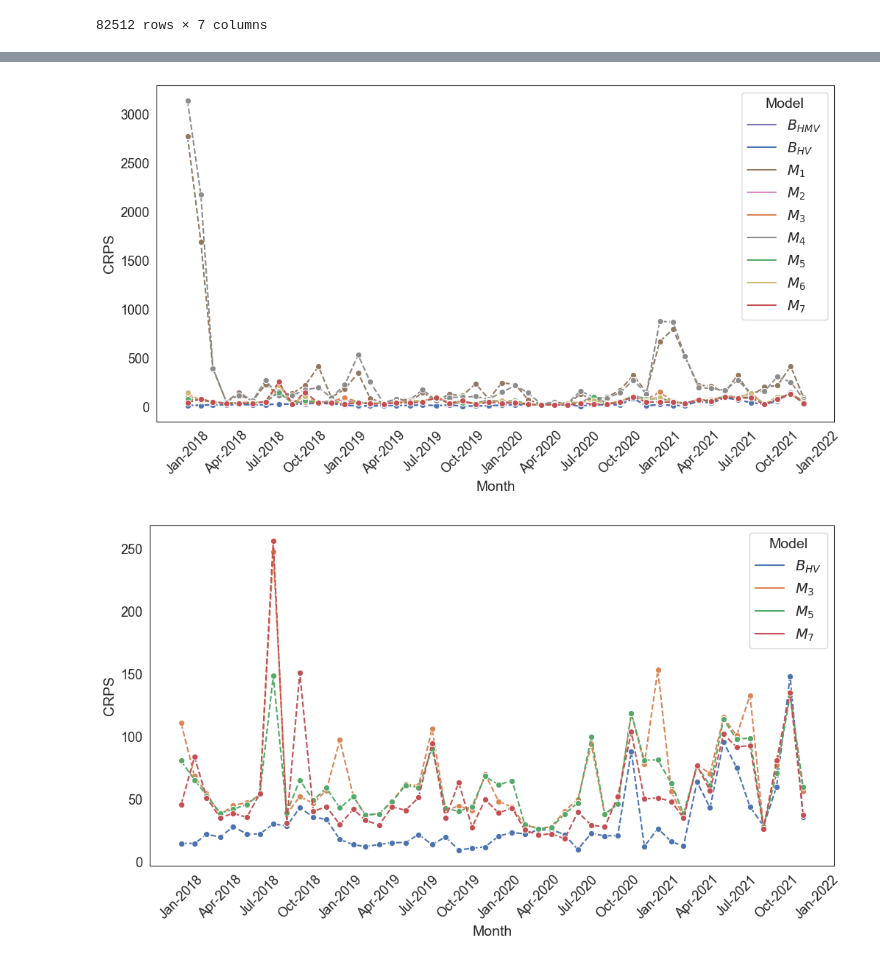
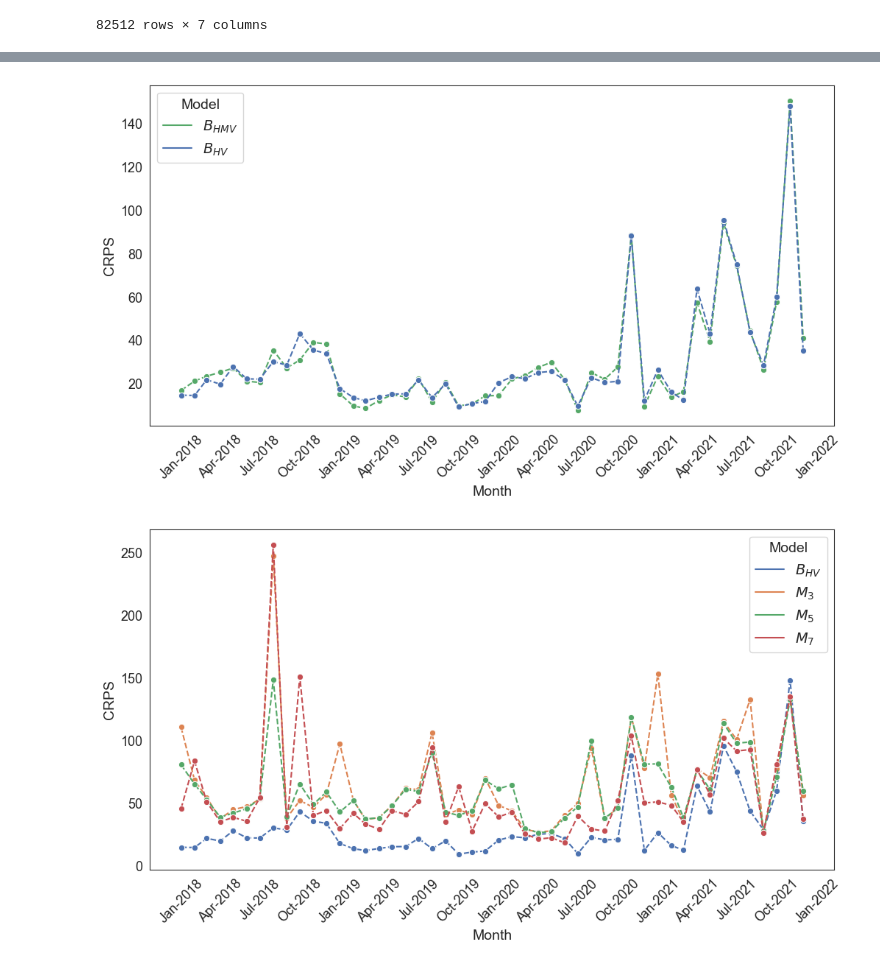
Before and after one commit to simondrauz/bachelor_thesis, a Jupyter notebook: plotting_error_metrics.ipynb, the cells around one changed output, grey strips where cells are left out. Cells and saved outputs as stored; diff of their text form; code cells hidden in the pictures.

```diff
--- a/plotting_error_metrics.ipynb
+++ b/plotting_error_metrics.ipynb
@@ -46,6 +46,9 @@ model_scientific_identifiers_subset2 = ['$B_{HV}$', '$M_{2}$', '$M_{3}$', '$M_{5
 model_identifiers_all = ['baseline_f_m', 'baseline_f', 'model1', 'model2', 'model3', 'model4', 'model5', 'model6', 'model7']
 model_scientific_identifiers_all = ['$B_{HMV}$', '$B_{HV}$', '$M_{1}$', '$M_{2}$', '$M_{3}$', '$M_{4}$', '$M_{5}$', '$M_{6}$', '$M_{7}$']
 score_types = ['crps', 'interval_score', 'ignorance_score']
+# %%
+model_identifiers_subset3 = ['baseline_f', 'baseline_f_m']
+model_scientific_identifiers_subset3 = ['$B_{HV}$', '$B_{HMV}$']
 # %%
 # Read the parquet files back into dataframes, and store them in a dictionary
 import_path = r'C:\Users\Uwe Drauz\Documents\bachelor_thesis_local\personal_competition_data\Results\\'
@@ -677,8 +745,8 @@ metrics
 # %%
 title = f'Average {score_info[score_index][1]} per Month'
-plot_model_scores_scientific_labels(month_results_by_model, score_info[score_index][0], model_identifiers_all, model_scientific_identifiers_all, score_info[score_index][1], title, color_palette_str=color_string)
+plot_model_scores_scientific_labels(month_results_by_model, score_info[score_index][0], model_identifiers_subset3, model_scientific_identifiers_subset3, score_info[score_index][1], title, color_palette_str=color_string)
 # %% [output]
-[figure, old version]
+[figure, new version]
 # %%
 title = f'Average {score_info[score_index][1]} per Month'
 plot_model_scores_scientific_labels(month_results_by_model, score_info[score_index][0], model_identifiers_subset, model_scientific_identifiers_subset, score_info[score_index][1], title, color_palette_str=color_string)
```
Also changed, not shown: parts of 7 cells of this notebook, 1 other file.
